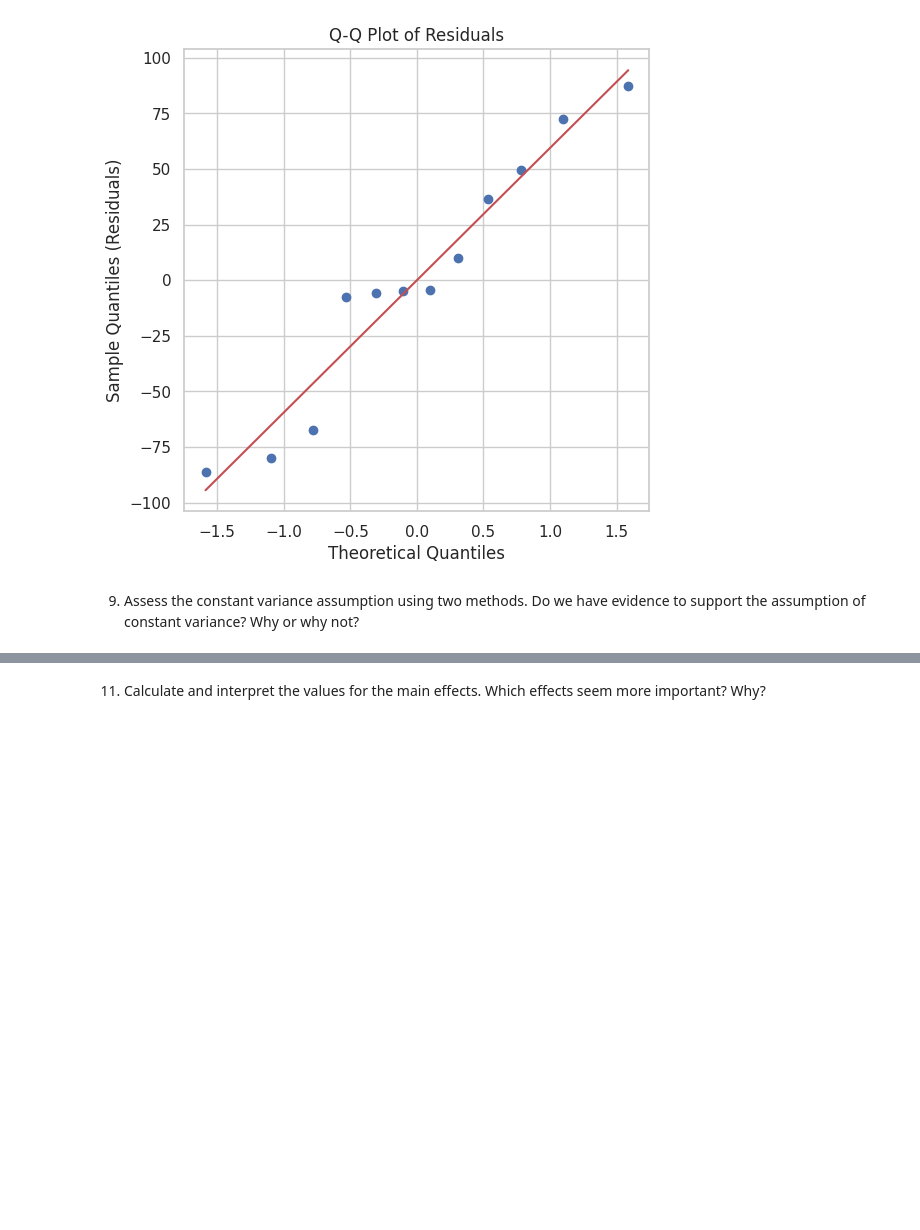
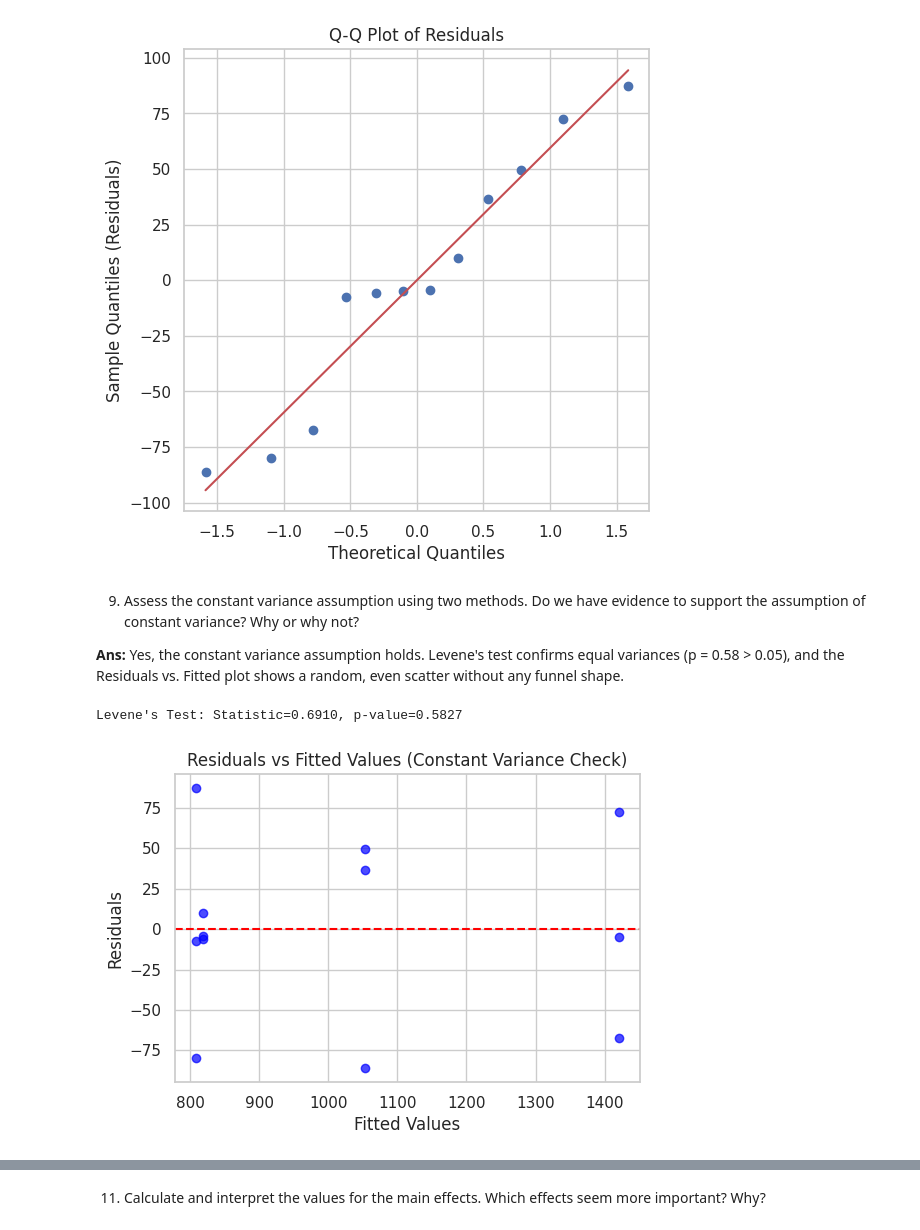
Before and after one commit to Cipher212/STAT-7220-Applied-Experimental-Design, a Jupyter notebook: Assignments/Final-Exam/Final-Exam.ipynb, the cells around one changed output, grey strips where cells are left out. Cells and saved outputs as stored; diff of their text form; code cells hidden in the pictures; blank space fills up the shorter version.

```diff
--- a/Assignments/Final-Exam/Final-Exam.ipynb
+++ b/Assignments/Final-Exam/Final-Exam.ipynb
@@ -470,7 +470,27 @@ Shapiro-Wilk Test: W=0.9347, p-value=0.4325
 [figure]
 # %% [markdown]
 9. Assess the constant variance assumption using two methods. Do we have evidence to support the assumption of constant variance? Why or why not?
+
+**Ans:** Yes, the constant variance assumption holds. Levene's test confirms equal variances (p = 0.58 > 0.05), and the Residuals vs. Fitted plot shows a random, even scatter without any funnel shape.
 # %%
 ## Question 9 Code ##
+
+
+# Leven's Test
+groups = df.groupby(['Location', 'Timing', 'Marketing'])['Sales'].apply(list)
+levene_stat, levene_p = stats.levene(*groups)
+print(f"Levene's Test: Statistic={levene_stat:.4f}, p-value={levene_p:.4f}")
+
+# Residuals vs Fitted
+plt.figure(figsize=(6, 4))
+plt.scatter(model.fittedvalues, model.resid, color='blue', alpha=0.7)
+plt.axhline(0, color='red', linestyle='--')
+plt.title("Residuals vs Fitted Values (Constant Variance Check)")
+plt.xlabel("Fitted Values")
+plt.ylabel("Residuals")
+plt.show()
+# %% [output]
+Levene's Test: Statistic=0.6910, p-value=0.5827
+[figure, added]
 # %% [markdown]
 10. Report and interpret the ANOVA table. What conclusions can we draw about our main effects? Do the results of these analyses support the null or alternative hypotheses more strongly?
```
Also changed, not shown: parts of 3 cells of this notebook.
